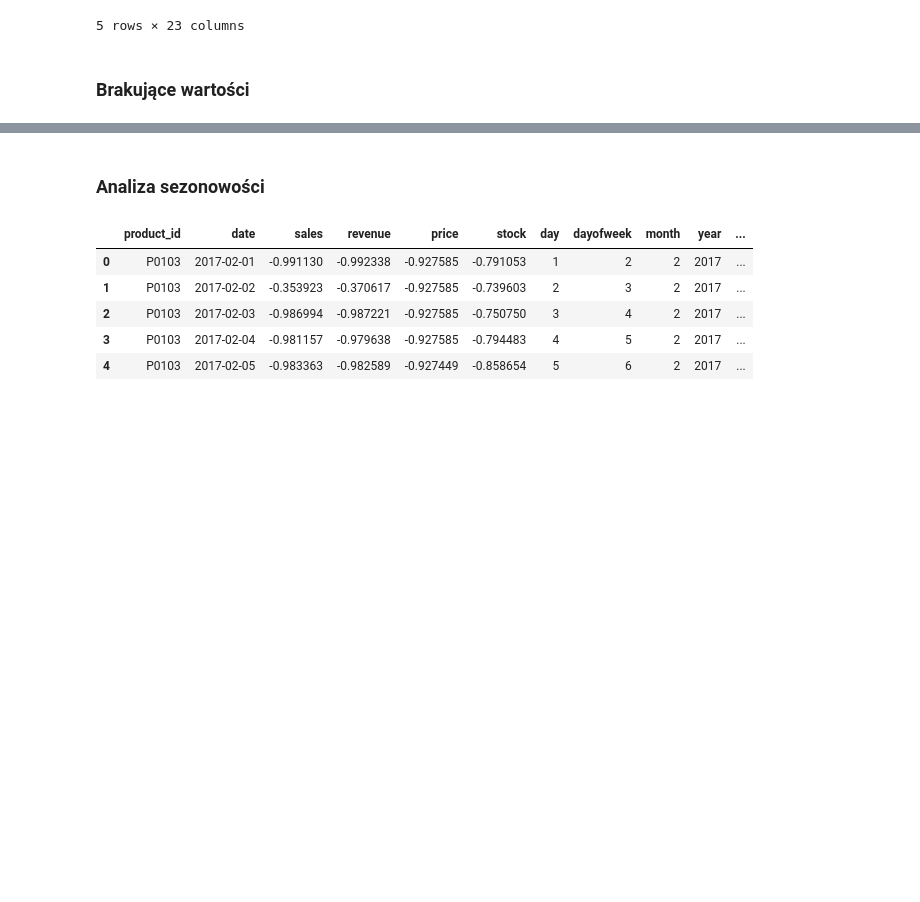
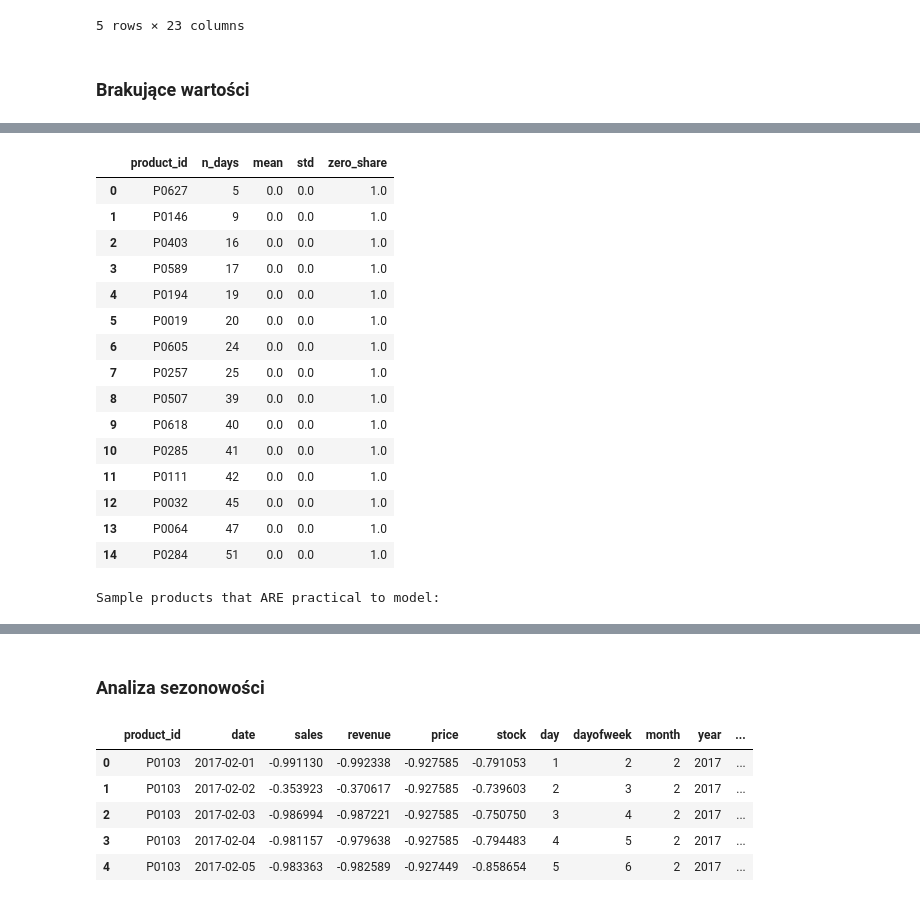
Before and after one commit to Promess02/OptimAIze, a Jupyter notebook: sales_forecasting_models.ipynb, the cells around one changed output, grey strips where cells are left out. Cells and saved outputs as stored; diff of their text form; code cells hidden in the pictures; blank space fills up the shorter version.

```diff
--- a/sales_forecasting_models.ipynb
+++ b/sales_forecasting_models.ipynb
@@ -173,0 +369,59 @@ Date range test:  2019-07-23 00:00:00 -> 2019-12-29 00:00:00
+# %%
+# Product learnability scan: identify products with enough signal for demand modeling
+per_product_stats = (
+    df.groupby('product_id')['sales']
+      .agg(n_days='size', mean='mean', std='std', var='var', min='min', max='max')
+      .reset_index()
+)
+per_product_stats['std'] = per_product_stats['std'].fillna(0.0)
+per_product_stats['var'] = per_product_stats['var'].fillna(0.0)
+
+zero_share = (
+    df.assign(is_zero=(df['sales'] <= 0).astype(int))
+      .groupby('product_id')['is_zero']
+      .mean()
+      .reset_index(name='zero_share')
+)
+
+per_product_stats = per_product_stats.merge(zero_share, on='product_id', how='left')
+per_product_stats['cv'] = np.where(
+    per_product_stats['mean'] > 0,
+    per_product_stats['std'] / per_product_stats['mean'],
+    np.nan
+)
+
+# Learnability thresholds
+rules = {
+    'minimal': (per_product_stats['n_days'] >= 60) & (per_product_stats['std'] >= 1.0),
+    'practical': (per_product_stats['n_days'] >= 120) & (per_product_stats['std'] >= 2.0) & (per_product_stats['zero_share'] <= 0.95),
+    'strict': (per_product_stats['n_days'] >= 180) & (per_product_stats['std'] >= 3.0) & (per_product_stats['zero_share'] <= 0.90),
+}
+
+for rule_name, mask in rules.items():
+    per_product_stats[f'learnable_{rule_name}'] = mask
+
+total_products = len(per_product_stats)
+print('=' * 80)
+print('PRODUCT LEARNABILITY SUMMARY')
+print('=' * 80)
+print(f'Total products: {total_products}')
+print(f"Minimal   (n_days>=60,  std>=1.0): {per_product_stats['learnable_minimal'].sum()} ({per_product_stats['learnable_minimal'].mean() * 100:.1f}%)")
+print(f"Practical (n_days>=120, std>=2.0, zero_share<=95%): {per_product_stats['learnable_practical'].sum()} ({per_product_stats['learnable_practical'].mean() * 100:.1f}%)")
+print(f"Strict    (n_days>=180, std>=3.0, zero_share<=90%): {per_product_stats['learnable_strict'].sum()} ({per_product_stats['learnable_strict'].mean() * 100:.1f}%)")
+
+print('\nSample products that are NOT practical to model:')
+display(
+    per_product_stats.loc[~per_product_stats['learnable_practical'], ['product_id', 'n_days', 'mean', 'std', 'zero_share']]
+    .sort_values(['std', 'n_days'])
+    .head(15)
+    .reset_index(drop=True)
+)
+
+print('Sample products that ARE practical to model:')
+display(
+    per_product_stats.loc[per_product_stats['learnable_practical'], ['product_id', 'n_days', 'mean', 'std', 'zero_share']]
+    .sort_values(['std', 'n_days'], ascending=[False, False])
+    .head(15)
+    .reset_index(drop=True)
+)
+# %% [output]
@@ -173,0 +437,17 @@ Date range test:  2019-07-23 00:00:00 -> 2019-12-29 00:00:00
+|  | product_id | n_days | mean | std | zero_share |
+| 0 | P0627 | 5 | 0.0 | 0.0 | 1.0 |
+| 1 | P0146 | 9 | 0.0 | 0.0 | 1.0 |
+| 2 | P0403 | 16 | 0.0 | 0.0 | 1.0 |
+| 3 | P0589 | 17 | 0.0 | 0.0 | 1.0 |
+| 4 | P0194 | 19 | 0.0 | 0.0 | 1.0 |
+| 5 | P0019 | 20 | 0.0 | 0.0 | 1.0 |
+| 6 | P0605 | 24 | 0.0 | 0.0 | 1.0 |
+| 7 | P0257 | 25 | 0.0 | 0.0 | 1.0 |
+| 8 | P0507 | 39 | 0.0 | 0.0 | 1.0 |
+| 9 | P0618 | 40 | 0.0 | 0.0 | 1.0 |
+| 10 | P0285 | 41 | 0.0 | 0.0 | 1.0 |
+| 11 | P0111 | 42 | 0.0 | 0.0 | 1.0 |
+| 12 | P0032 | 45 | 0.0 | 0.0 | 1.0 |
+| 13 | P0064 | 47 | 0.0 | 0.0 | 1.0 |
+| 14 | P0284 | 51 | 0.0 | 0.0 | 1.0 |
+Sample products that ARE practical to model:
```
Also changed, not shown: parts of 22 cells of this notebook.
